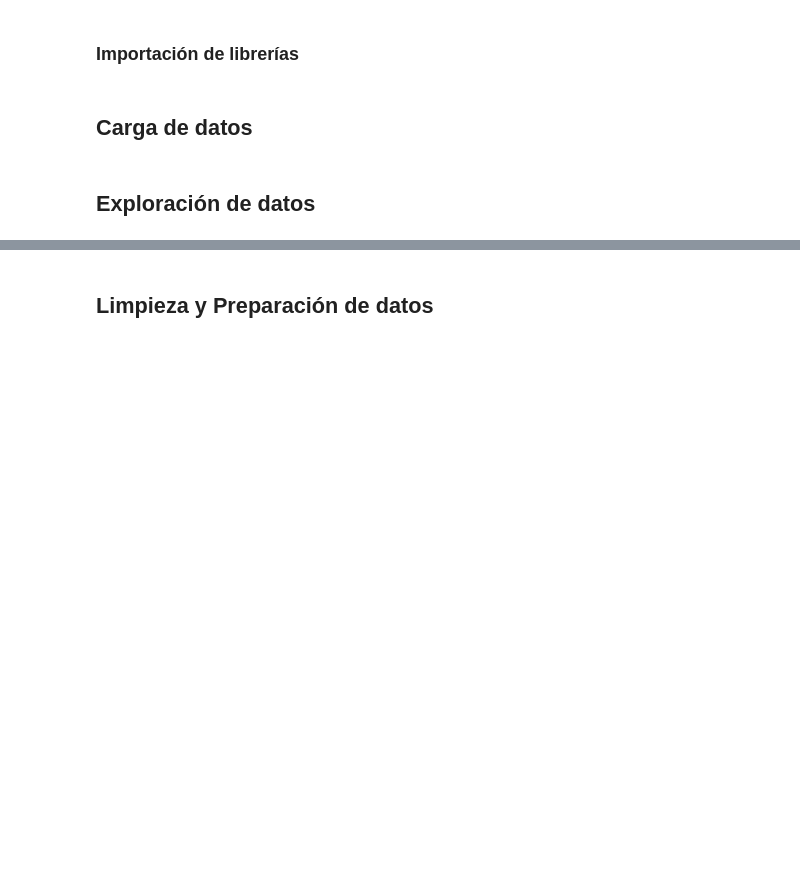
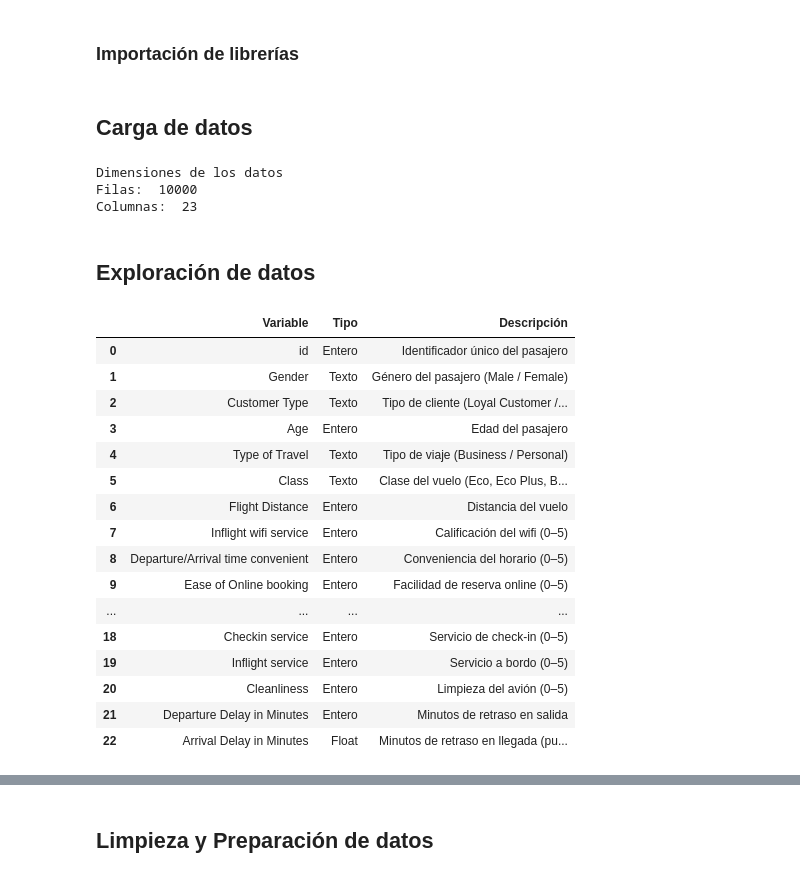
Before and after one commit to ef-blanco/Lab_1_Aprendizaje_Maq, a Jupyter notebook: L4 Tarea de agrupacion/Laboratorio_4_ML.ipynb, the cells around one changed output, grey strips where cells are left out. Saved outputs shown, nothing was run; the diff lists cells and outputs as text; code cells hidden in the pictures; blank space fills up the shorter version.

```diff
--- a/L4 Tarea de agrupacion/Laboratorio_4_ML.ipynb
+++ b/L4 Tarea de agrupacion/Laboratorio_4_ML.ipynb
@@ -17,5 +17,39 @@ from sklearn.cluster import KMeans, DBSCAN
 from sklearn.preprocessing import RobustScaler, MinMaxScaler, StandardScaler
 # %% [markdown]
 ## **Carga de datos**
+# %%
+raw_data = pd.read_csv("Datos_VuelaAlpes.csv",sep=",")
+
+print("Dimensiones de los datos")
+print("Filas: ",raw_data.shape[0])
+print("Columnas: ",raw_data.shape[1])
+# %% [output]
+Dimensiones de los datos
+Filas:  10000
+Columnas:  23
 # %% [markdown]
 ## **Exploración de datos**
+# %%
+datos = raw_data.copy()
+
+# Desplegamos el diccionario para entender que tipo de variables tenemos
+diccionario = pd.read_excel("Diccionario VuelaAlpes.xlsx")
+diccionario
+# %% [output]
+|  | Variable | Tipo | Descripción |
+| 0 | id | Entero | Identificador único del pasajero |
+| 1 | Gender | Texto | Género del pasajero (Male / Female) |
+| 2 | Customer Type | Texto | Tipo de cliente (Loyal Customer /... |
+| 3 | Age | Entero | Edad del pasajero |
+| 4 | Type of Travel | Texto | Tipo de viaje (Business / Personal) |
+| 5 | Class | Texto | Clase del vuelo (Eco, Eco Plus, B... |
+| 6 | Flight Distance | Entero | Distancia del vuelo |
+| 7 | Inflight wifi service | Entero | Calificación del wifi (0–5) |
+| 8 | Departure/Arrival time convenient | Entero | Conveniencia del horario (0–5) |
+| 9 | Ease of Online booking | Entero | Facilidad de reserva online (0–5) |
+| ... | ... | ... | ... |
+| 18 | Checkin service | Entero | Servicio de check-in (0–5) |
+| 19 | Inflight service | Entero | Servicio a bordo (0–5) |
+| 20 | Cleanliness | Entero | Limpieza del avión (0–5) |
+| 21 | Departure Delay in Minutes | Entero | Minutos de retraso en salida |
+| 22 | Arrival Delay in Minutes | Float | Minutos de retraso en llegada (pu... |
```
Also changed, not shown: parts of 13 cells of this notebook.
